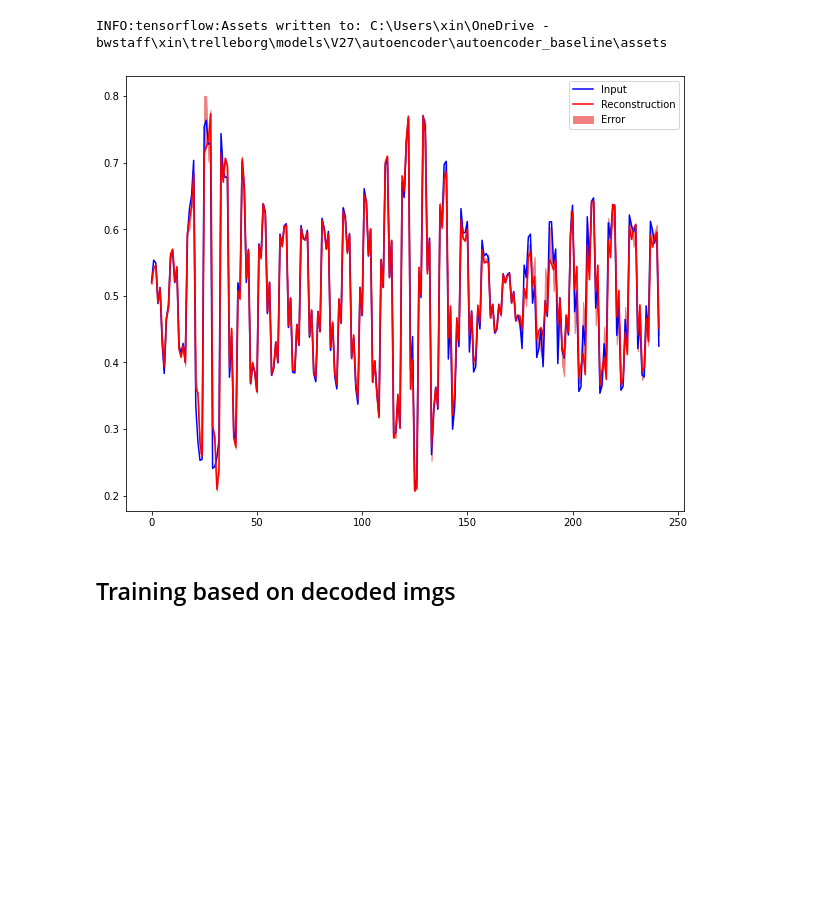
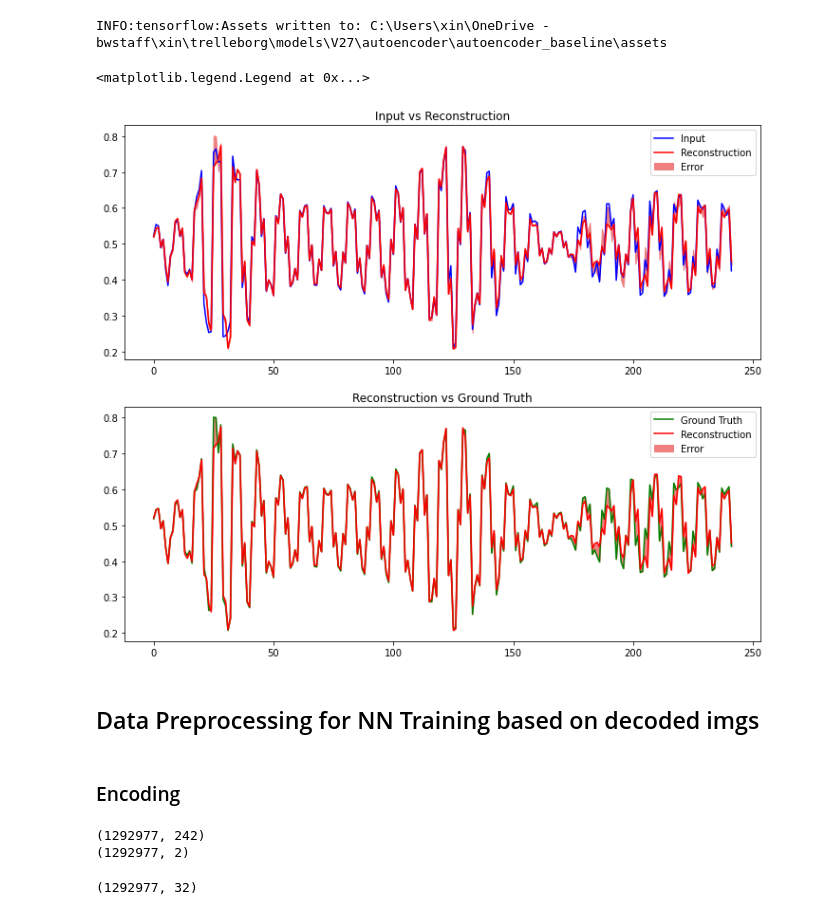
Before and after one commit to chen-xin-94/trelleborg, a Jupyter notebook: scripts/training/V27/Autoencoder.ipynb, the cells around one changed output. Drawn from its saved outputs; the diff is of its cells as text; code cells hidden in the pictures; blank space fills up the shorter version.

Commit message:
add first NN based on decoded data

```diff
--- a/scripts/training/V27/Autoencoder.ipynb
+++ b/scripts/training/V27/Autoencoder.ipynb
@@ -346,21 +380,30 @@ autoencoder.save(os.path.join(SAVED_IN, MODEL_NAME))
 # %% [output]
 INFO:tensorflow:Assets written to: C:\Users\xin\OneDrive - bwstaff\xin\trelleborg\models\V27\autoencoder\autoencoder_baseline\assets
 # %%
-# MODEL_NAME = "autoencoder_baseline"
-# autoencoder = tf.keras.models.load_model(os.path.join(SAVED_IN, MODEL_NAME))
+MODEL_NAME = "autoencoder_baseline"
+autoencoder = tf.keras.models.load_model(os.path.join(SAVED_IN, MODEL_NAME))
 # %%
 SAMPLE = 35138
 
 encoded_imgs = autoencoder.encoder(x_auto_test).numpy()
 decoded_imgs = autoencoder.decoder(encoded_imgs).numpy()
 
-plt.figure(figsize=(10,8))
-plt.plot(x_auto_test[SAMPLE], 'b')
-plt.plot(decoded_imgs[SAMPLE], 'r')
-plt.fill_between(np.arange(242), decoded_imgs[SAMPLE], y_auto_test[SAMPLE], color='lightcoral')
-plt.legend(labels=["Input", "Reconstruction", "Error"])
-plt.show()
+# plot the
+fig, (ax1, ax2) = plt.subplots(2,1,figsize=(12,10))
+
+ax1.set_title("Input vs Reconstruction")
+ax1.plot(x_auto_test[SAMPLE], 'b')
+ax1.plot(decoded_imgs[SAMPLE], 'r')
+ax1.fill_between(np.arange(242), decoded_imgs[SAMPLE], y_auto_test[SAMPLE], color='lightcoral')
+ax1.legend(labels=["Input", "Reconstruction", "Error"])
+
+ax2.set_title("Reconstruction vs Ground Truth")
+ax2.plot(y_auto_test[SAMPLE], 'g')
+ax2.plot(decoded_imgs[SAMPLE], 'r')
+ax2.fill_between(np.arange(242), decoded_imgs[SAMPLE], y_auto_test[SAMPLE], color='lightcoral')
+ax2.legend(labels=["Ground Truth", "Reconstruction", "Error"])
 # %% [output]
+<matplotlib.legend.Legend at 0x...>
-[figure, old version]
+[figure, new version]
-# %% [markdown]
-## Training based on decoded imgs
+# %% [markdown]
+## Data Preprocessing for NN Training based on decoded imgs
@@ -366,0 +412,13 @@ plt.show()
+# %% [markdown]
+### Encoding
+# %%
+X = np.concatenate((dataset_p30.T,dataset_p100.T,dataset_p200.T))
+y1 = np.concatenate((pos_p30,pos_p100,pos_p200))
+y2 = np.concatenate((ip1k1_p30,ip1k1_p100,ip1k1_p200))
+y = np.array([y1,y2]).T
+
+print(X.shape)
+print(y.shape)
+# %% [output]
+(1292977, 242)
+(1292977, 2)
@@ -366,0 +428,11 @@ plt.show()
+# %%
+# use the same normalization for autoencoder
+min_val = tf.reduce_min(x_auto_train)
+max_val = tf.reduce_max(x_auto_train)
+X_norm = (X - min_val) / (max_val - min_val)
+
+# encoding
+X_encoded = autoencoder.encoder(X_norm).numpy()
+X_encoded.shape
+# %% [output]
+(1292977, 32)
```
Also changed, not shown: parts of 33 cells of this notebook.
